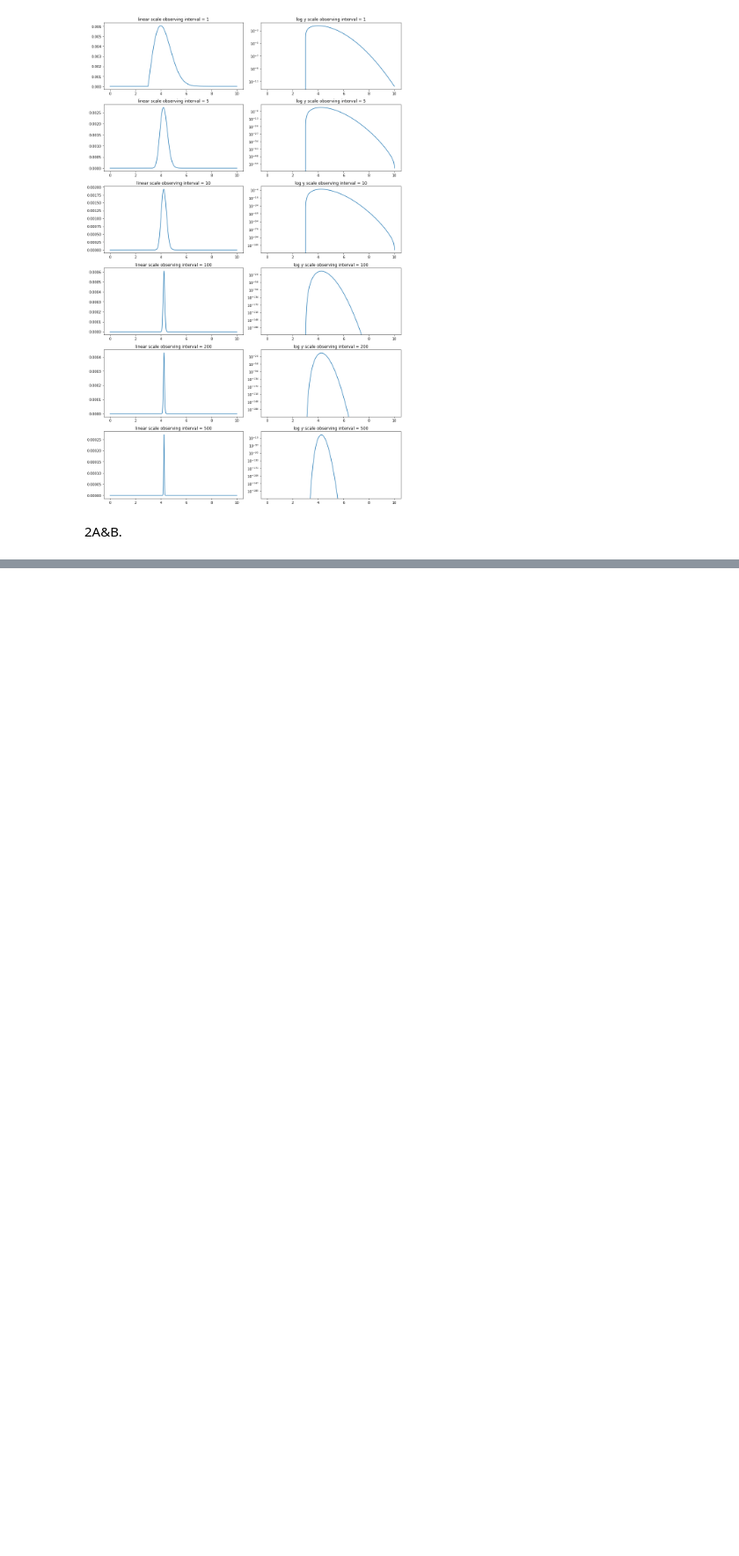
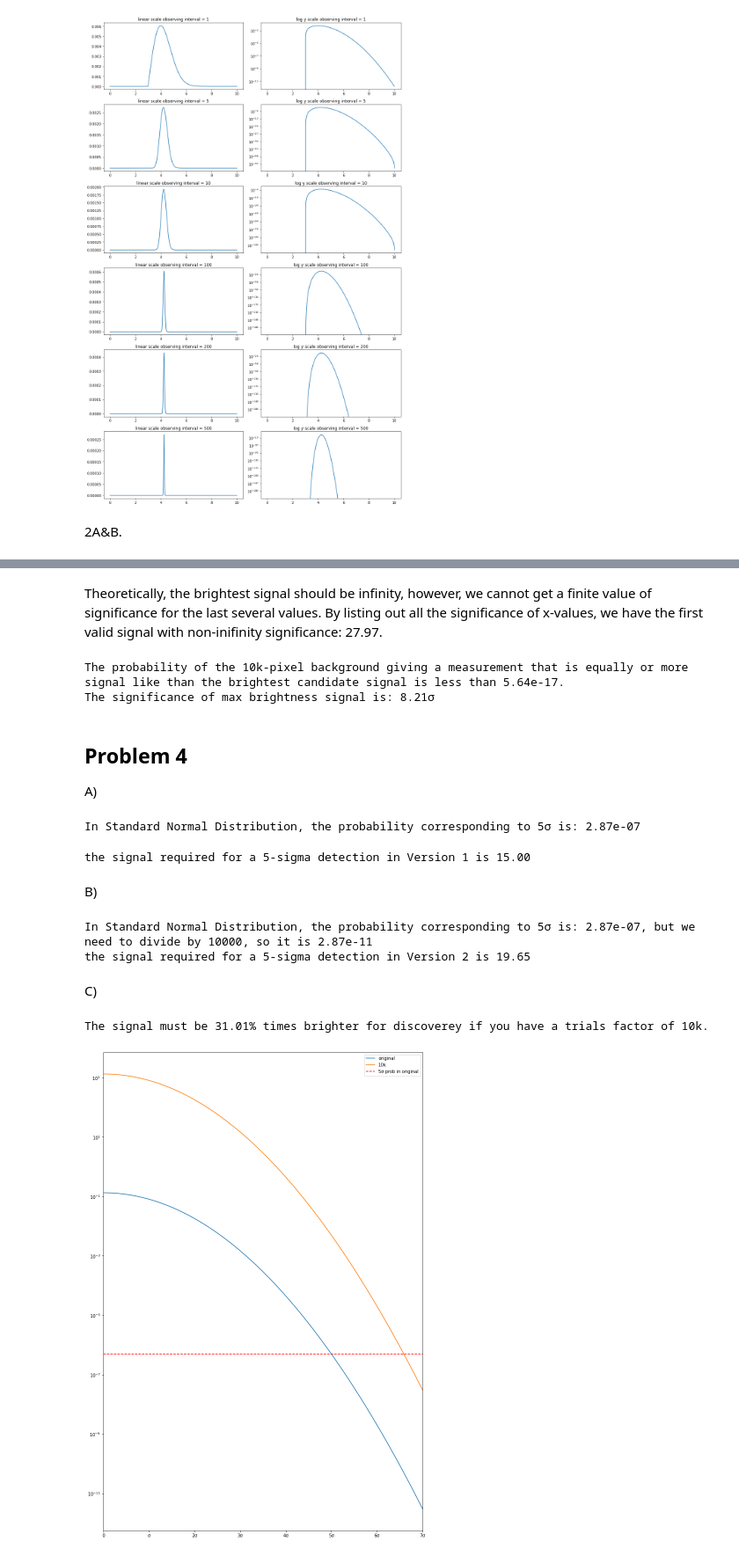
Before and after one commit to Noam-91/Advanced-Data-Analysis-Techniques-for-Large-Datasets, a Jupyter notebook: Lab#2.ipynb, the cells around one changed output, grey strips where cells are left out. Shown at 88% size. Cells and saved outputs as stored; diff of their text form; code cells hidden in the pictures; blank space fills up the shorter version.

```diff
--- a/Lab#2.ipynb
+++ b/Lab#2.ipynb
@@ -184,0 +252,13 @@ print(stats.norm.var(loc=0,scale=.1))
+# %% [markdown]
+Theoretically, the brightest signal should be infinity, however, we cannot get a finite value of significance for the last several values. By listing out all the significance of x-values, we have the first valid signal with non-inifinity significance: 27.97.
+# %%
+prob_maxB = stats.norm.sf(27.97,scale=X) *10000
+print("The probability of the 10k-pixel background giving a measurement that is equally or more signal like than the brightest candidate signal is less than %.3g." %prob_maxB)
+sig_maxB = stats.norm.ppf(1 - prob_maxB)
+print("The significance of max brightness signal is: %.2fσ" %sig_maxB)
+# %% [output]
+The probability of the 10k-pixel background giving a measurement that is equally or more signal like than the brightest candidate signal is less than 5.64e-17.
+The significance of max brightness signal is: 8.21σ
+# %% [markdown]
+## Problem 4
+A)
@@ -184,0 +267,42 @@ print(stats.norm.var(loc=0,scale=.1))
+# %%
+prob = stats.norm.sf(x=5)
+print("In Standard Normal Distribution, the probability corresponding to 5σ is: %.3g" %prob)
+# %% [output]
+In Standard Normal Distribution, the probability corresponding to 5σ is: 2.87e-07
+# %%
+x_1 = stats.norm.ppf(q=1-prob,loc=0,scale=X)
+print("the signal required for a 5-sigma detection in Version 1 is %.2f" %x_1)
+# %% [output]
+the signal required for a 5-sigma detection in Version 1 is 15.00
+# %% [markdown]
+B)
+# %%
+prob = stats.norm.sf(x=5)
+print("In Standard Normal Distribution, the probability corresponding to 5σ is: %.3g, but we need to divide by 10000, so it is %.3g" %(prob,prob/10000))
+x_2 = stats.norm.ppf(q=1-prob/10000,loc=0,scale=X)
+print("the signal required for a 5-sigma detection in Version 2 is %.2f" %x_2)
+# %% [output]
+In Standard Normal Distribution, the probability corresponding to 5σ is: 2.87e-07, but we need to divide by 10000, so it is 2.87e-11
+the signal required for a 5-sigma detection in Version 2 is 19.65
+# %% [markdown]
+C)
+# %%
+ratio = (x_2-x_1)/x_1 *100
+print("The signal must be %.2f%% times brighter for discoverey if you have a trials factor of 10k."%ratio)
+# %% [output]
+The signal must be 31.01% times brighter for discoverey if you have a trials factor of 10k.
+# %%
+xrange = np.arange(0*3,7*3,1e-3)
+pdf = stats.norm.pdf(xrange,loc=0,scale=3)
+pdf_10k = pdf*10000
+fig, ax = plt.subplots(1,1)
+ax.plot(xrange,pdf,label='original')
+ax.plot(xrange,pdf_10k,label='10k')
+ax.plot(xrange,np.repeat(stats.norm.pdf(15,loc=0,scale=3),xrange.shape[0]),'r--',label = '5σ prob in original')
+plt.legend()
+plt.xlim([0*3,7*3])
+plt.yscale('log')
+plt.xticks(np.arange(0*3,8*3,3),['0','σ','2σ','3σ','4σ','5σ','6σ','7σ'])
+plt.show()
+# %% [output]
+[figure, added]
```
Also changed, not shown: parts of 47 cells of this notebook.
